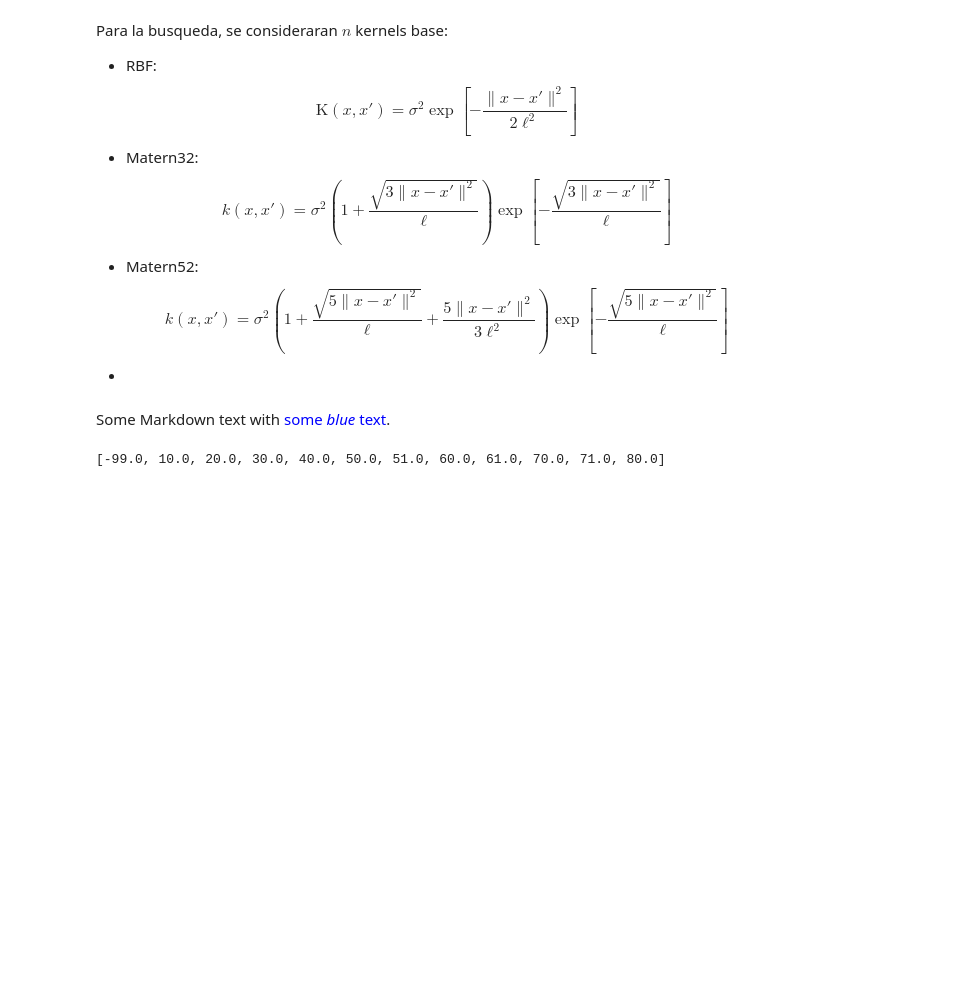
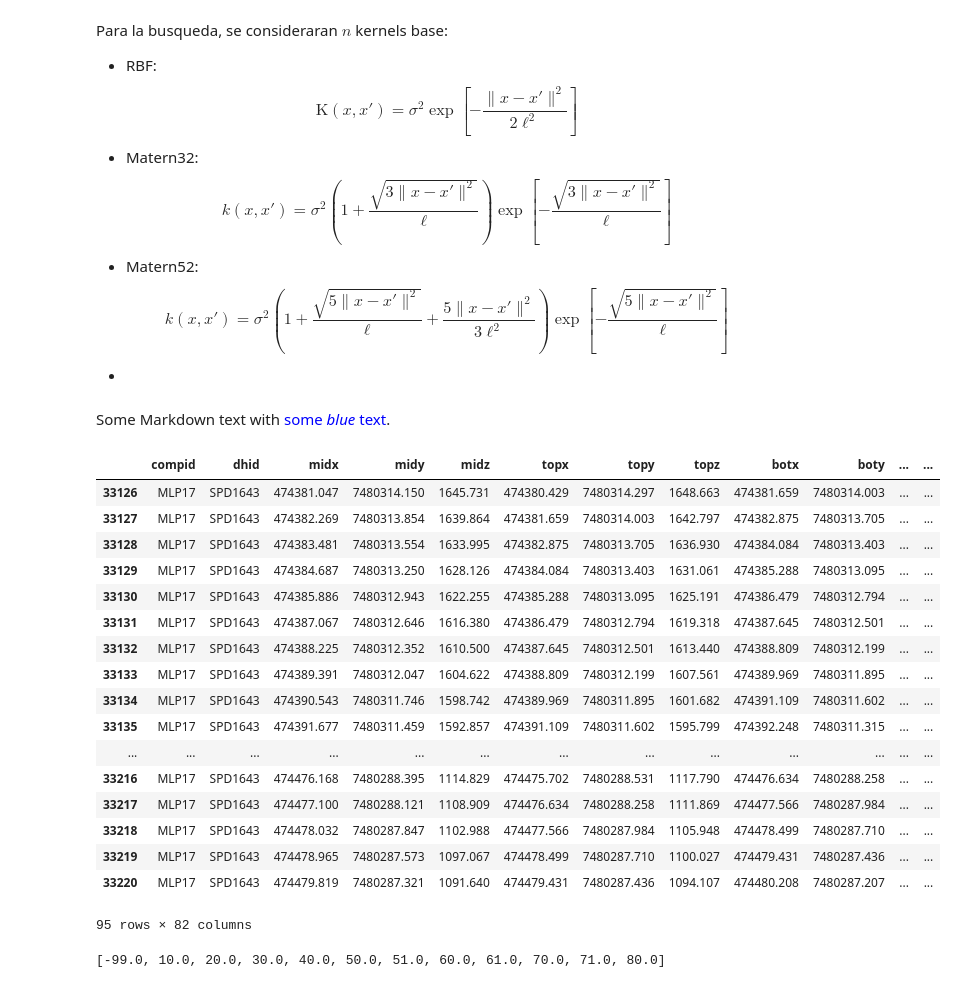
Before and after one commit to jpmerlet/gp_spc, a Jupyter notebook: code_git/eval_sondajes_Gpy.ipynb, the cells around one changed output. Drawn from its saved outputs; the diff is of its cells as text; code cells hidden in the pictures; blank space fills up the shorter version.

```diff
--- a/code_git/eval_sondajes_Gpy.ipynb
+++ b/code_git/eval_sondajes_Gpy.ipynb
@@ -91,3 +89,25 @@ X_head = train_data.head()
+# %%
+X_head = train_data.loc[train_data['dhid']=='SPD1643']
+X_head
+# %% [output]
+|  | compid | dhid | midx | midy | midz | topx | topy | topz | botx | boty | ... | ... |
+| 33126 | MLP17 | SPD1643 | 474381.047 | 7480314.150 | 1645.731 | 474380.429 | 7480314.297 | 1648.663 | 474381.659 | 7480314.003 | ... | ... |
+| 33127 | MLP17 | SPD1643 | 474382.269 | 7480313.854 | 1639.864 | 474381.659 | 7480314.003 | 1642.797 | 474382.875 | 7480313.705 | ... | ... |
+| 33128 | MLP17 | SPD1643 | 474383.481 | 7480313.554 | 1633.995 | 474382.875 | 7480313.705 | 1636.930 | 474384.084 | 7480313.403 | ... | ... |
+| 33129 | MLP17 | SPD1643 | 474384.687 | 7480313.250 | 1628.126 | 474384.084 | 7480313.403 | 1631.061 | 474385.288 | 7480313.095 | ... | ... |
+| 33130 | MLP17 | SPD1643 | 474385.886 | 7480312.943 | 1622.255 | 474385.288 | 7480313.095 | 1625.191 | 474386.479 | 7480312.794 | ... | ... |
+| 33131 | MLP17 | SPD1643 | 474387.067 | 7480312.646 | 1616.380 | 474386.479 | 7480312.794 | 1619.318 | 474387.645 | 7480312.501 | ... | ... |
+| 33132 | MLP17 | SPD1643 | 474388.225 | 7480312.352 | 1610.500 | 474387.645 | 7480312.501 | 1613.440 | 474388.809 | 7480312.199 | ... | ... |
+| 33133 | MLP17 | SPD1643 | 474389.391 | 7480312.047 | 1604.622 | 474388.809 | 7480312.199 | 1607.561 | 474389.969 | 7480311.895 | ... | ... |
+| 33134 | MLP17 | SPD1643 | 474390.543 | 7480311.746 | 1598.742 | 474389.969 | 7480311.895 | 1601.682 | 474391.109 | 7480311.602 | ... | ... |
+| 33135 | MLP17 | SPD1643 | 474391.677 | 7480311.459 | 1592.857 | 474391.109 | 7480311.602 | 1595.799 | 474392.248 | 7480311.315 | ... | ... |
+| ... | ... | ... | ... | ... | ... | ... | ... | ... | ... | ... | ... | ... |
+| 33216 | MLP17 | SPD1643 | 474476.168 | 7480288.395 | 1114.829 | 474475.702 | 7480288.531 | 1117.790 | 474476.634 | 7480288.258 | ... | ... |
+| 33217 | MLP17 | SPD1643 | 474477.100 | 7480288.121 | 1108.909 | 474476.634 | 7480288.258 | 1111.869 | 474477.566 | 7480287.984 | ... | ... |
+| 33218 | MLP17 | SPD1643 | 474478.032 | 7480287.847 | 1102.988 | 474477.566 | 7480287.984 | 1105.948 | 474478.499 | 7480287.710 | ... | ... |
+| 33219 | MLP17 | SPD1643 | 474478.965 | 7480287.573 | 1097.067 | 474478.499 | 7480287.710 | 1100.027 | 474479.431 | 7480287.436 | ... | ... |
+| 33220 | MLP17 | SPD1643 | 474479.819 | 7480287.321 | 1091.640 | 474479.431 | 7480287.436 | 1094.107 | 474480.208 | 7480287.207 | ... | ... |
+95 rows × 82 columns
 # %%
 tests_ug = sacar_repeticiones(test_data_pozo['ugcut'])
 train_ug = sacar_repeticiones(train_data['ugcut'])
```
Also changed, not shown: parts of 1 cell of this notebook.
